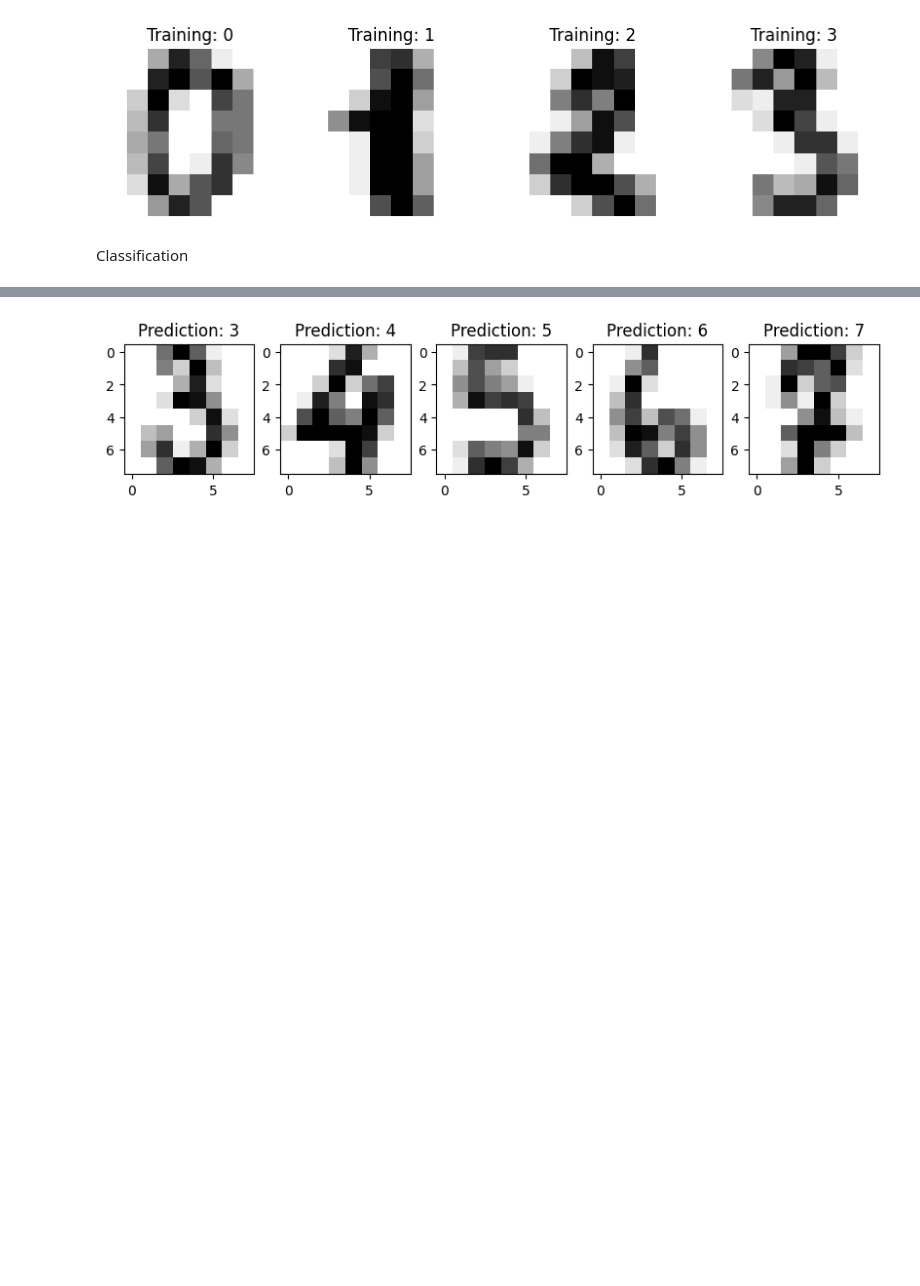
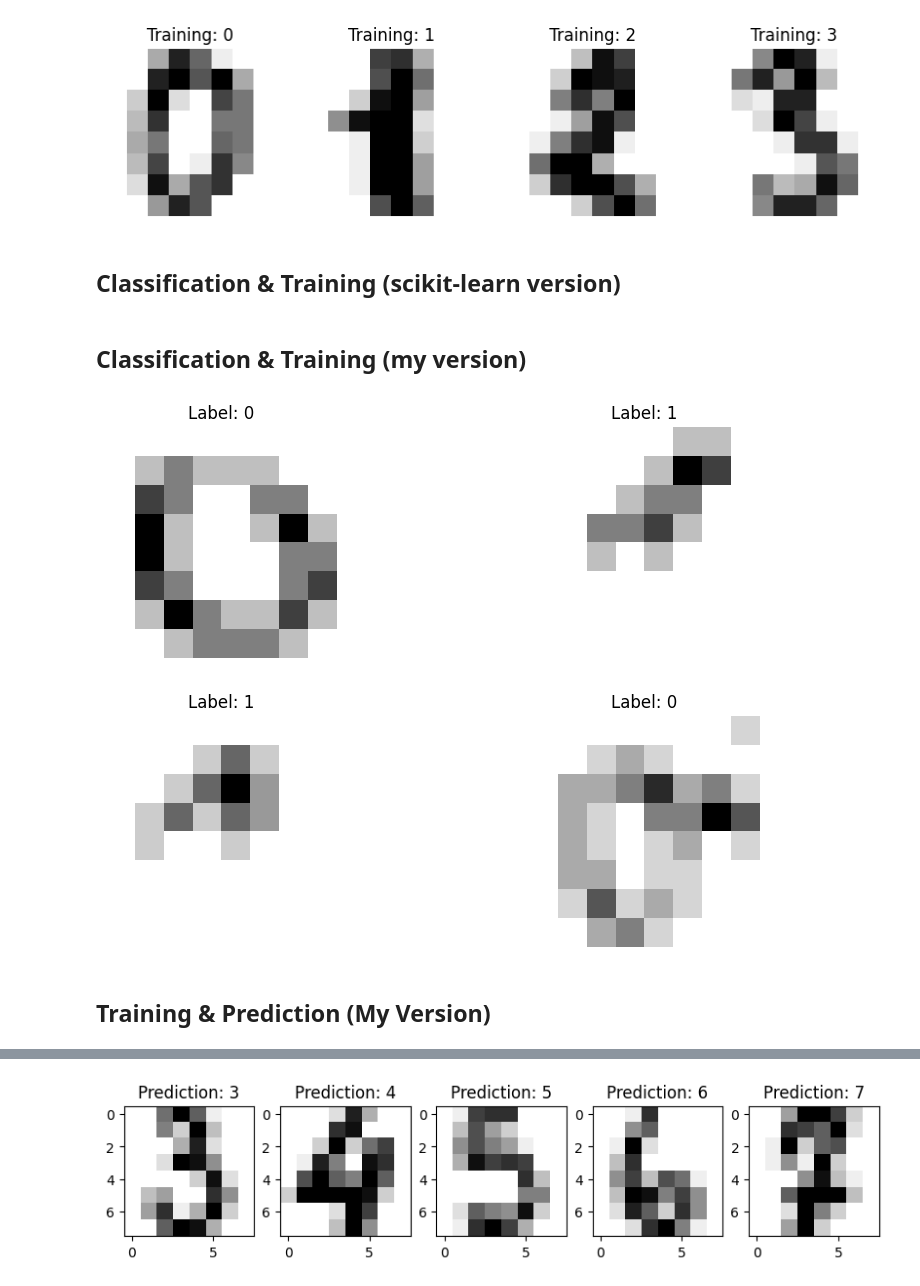
Before and after one commit to jhonatanparada499/supervised-learning-notes, a Jupyter notebook: recognizing_hand_written_digits.ipynb, the cells around one changed output, grey strips where cells are left out. Drawn from its saved outputs; the diff is of its cells as text; code cells hidden in the pictures; blank space fills up the shorter version.

```diff
--- a/recognizing_hand_written_digits.ipynb
+++ b/recognizing_hand_written_digits.ipynb
@@ -115,8 +124,8 @@ for ax, image, label in zip(axes, digits.images, digits.target):
     ax.set_title("Training: %i" % label)
 # %% [output]
 [figure]
-# %% [markdown]
-Classification
+# %% [markdown]
+## Classification & Training (scikit-learn version)
 # %%
 # flatten the images
 n_samples = len(digits.images)
@@ -137,0 +147,38 @@ predicted = clf.predict(X_test[20:])
+# %% [markdown]
+## Classification & Training (my version)
+# %%
+# flatten the images
+n_samples = len(images)
+# data = images.reshape((n_samples, -1)) # returns error bc reshape is not a memeber of built-in list
+data = np.array([img.ravel() for img in images])
+
+# Create a classifier: a support vector classifier
+clf = svm.SVC(gamma=0.001)
+
+# Split data into 50% train and 50% test subsets
+X_train, X_test, y_train, y_test = train_test_split(
+    data, labels, test_size=0.5, shuffle=True # Originally was False
+)
+
+# Training images with labels
+_, axes = plt.subplots(nrows=1, ncols=2, figsize=(10, 3))
+for ax, image, label in zip(axes, X_train, y_train):
+    ax.set_axis_off()
+    # image = image.reshape(8, 8) # returns error bc reshape is not a member of built-in list (only works with scikit-learn dataset)
+    image.shape = (8, 8)
+    ax.imshow(image, cmap=plt.cm.gray_r, interpolation="nearest")
+    ax.set_title(f"Label: {label}")
+
+# Testing images with labels
+_, axes2 = plt.subplots(nrows=1, ncols=2, figsize=(10, 3))
+for ax, image, label in zip(axes2, X_test, y_test):
+    ax.set_axis_off()
+    # image = image.reshape(8, 8) # returns error bc reshape is not a member of built-in list (only works with scikit-learn dataset)
+    image.shape = (8, 8)
+    ax.imshow(image, cmap=plt.cm.gray_r, interpolation="nearest")
+    ax.set_title(f"Label: {label}")
+# %% [output]
+[figure, added]
+[figure, added]
+# %% [markdown]
+## Training & Prediction (My Version)
```
Also changed, not shown: parts of 13 cells of this notebook.
